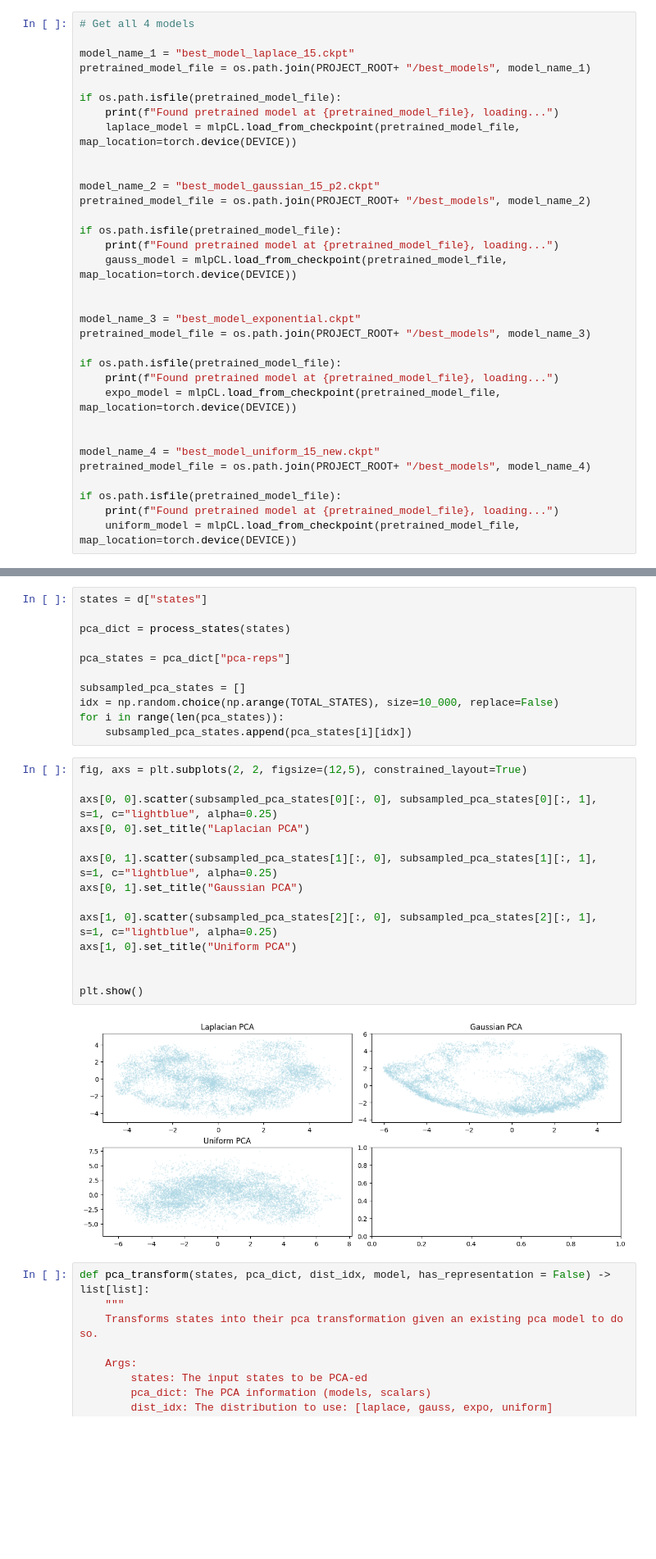
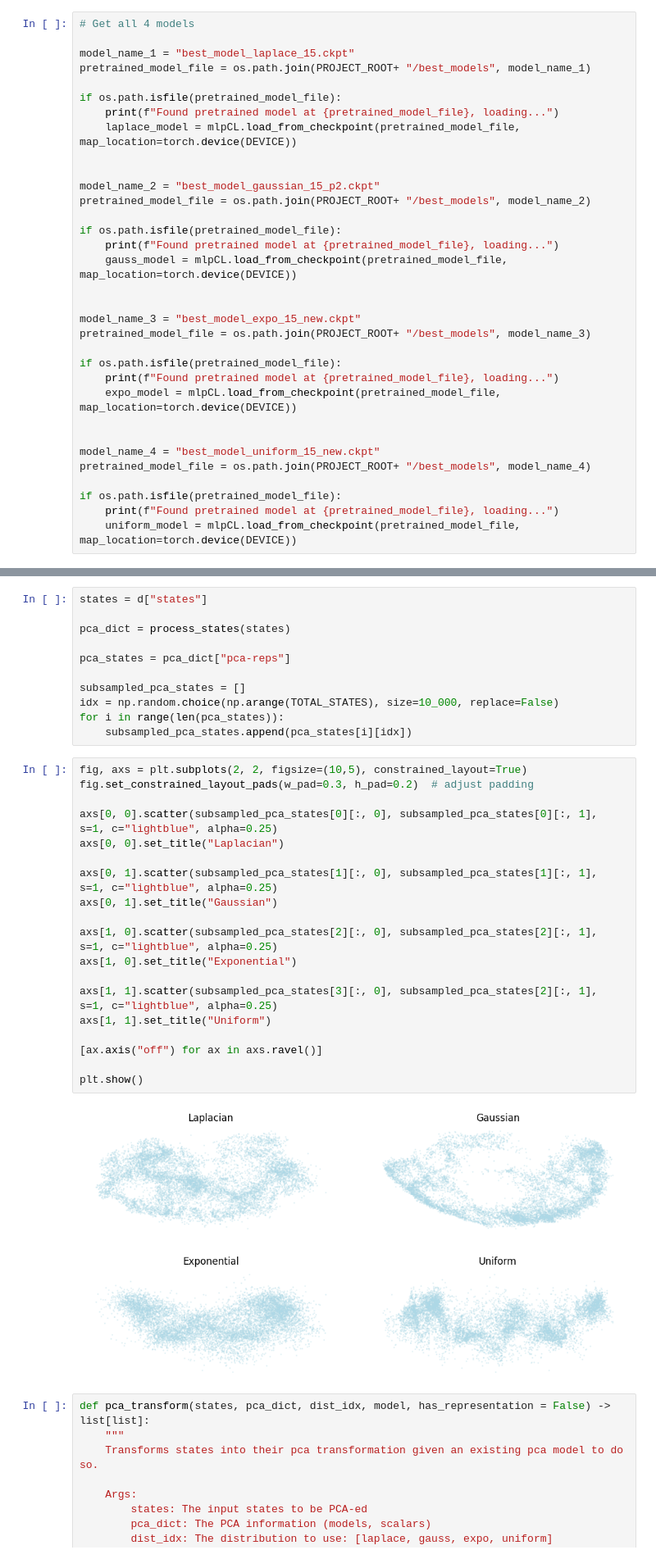
Before and after one commit to Ray-Shu/contrastive-abstraction-rl, a Jupyter notebook: visualizations/visuals.ipynb, the cells around one changed output, grey strips where cells are left out. Shown: that part at 82% size. Cells and saved outputs as stored; diff of their text form; blank space fills up the shorter version.

Commit message:
added exponential distribution to visualizations

```diff
--- a/visualizations/visuals.ipynb
+++ b/visualizations/visuals.ipynb
@@ -50,7 +50,7 @@ if os.path.isfile(pretrained_model_file):
     gauss_model = mlpCL.load_from_checkpoint(pretrained_model_file, map_location=torch.device(DEVICE))
 
 
-model_name_3 = "best_model_exponential.ckpt"
+model_name_3 = "best_model_expo_15_new.ckpt"
 pretrained_model_file = os.path.join(PROJECT_ROOT+ "/best_models", model_name_3)
 
 if os.path.isfile(pretrained_model_file):
@@ -131,21 +131,26 @@ idx = np.random.choice(np.arange(TOTAL_STATES), size=10_000, replace=False)
 for i in range(len(pca_states)):
     subsampled_pca_states.append(pca_states[i][idx])
 # %%
-fig, axs = plt.subplots(2, 2, figsize=(12,5), constrained_layout=True)
+fig, axs = plt.subplots(2, 2, figsize=(10,5), constrained_layout=True)
+fig.set_constrained_layout_pads(w_pad=0.3, h_pad=0.2)  # adjust padding
 
 axs[0, 0].scatter(subsampled_pca_states[0][:, 0], subsampled_pca_states[0][:, 1], s=1, c="lightblue", alpha=0.25)
-axs[0, 0].set_title("Laplacian PCA")
+axs[0, 0].set_title("Laplacian")
 
 axs[0, 1].scatter(subsampled_pca_states[1][:, 0], subsampled_pca_states[1][:, 1], s=1, c="lightblue", alpha=0.25)
-axs[0, 1].set_title("Gaussian PCA")
+axs[0, 1].set_title("Gaussian")
 
 axs[1, 0].scatter(subsampled_pca_states[2][:, 0], subsampled_pca_states[2][:, 1], s=1, c="lightblue", alpha=0.25)
-axs[1, 0].set_title("Uniform PCA")
+axs[1, 0].set_title("Exponential")
 
+axs[1, 1].scatter(subsampled_pca_states[3][:, 0], subsampled_pca_states[2][:, 1], s=1, c="lightblue", alpha=0.25)
+axs[1, 1].set_title("Uniform")
+
+[ax.axis("off") for ax in axs.ravel()]
 
 plt.show()
 # %% [output]
-[figure, old version]
+[figure, new version]
 # %%
 def pca_transform(states, pca_dict, dist_idx, model, has_representation = False) -> list[list]:
     """
```
Also changed, not shown: parts of 4 cells of this notebook, 2 other files.
